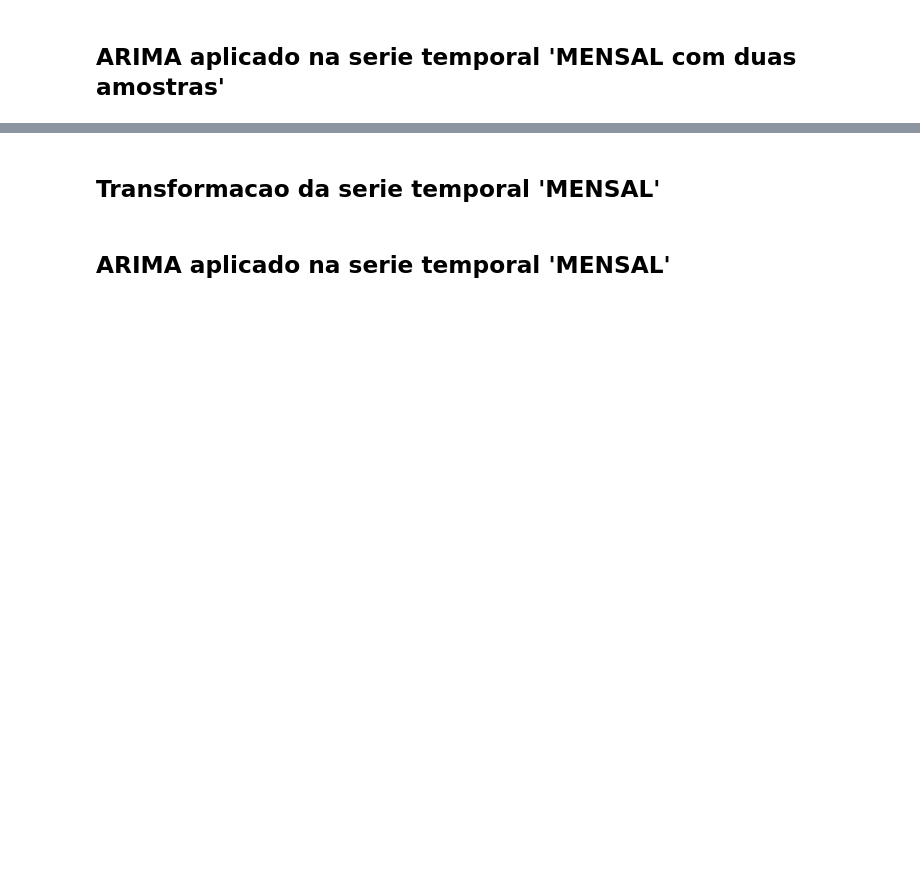
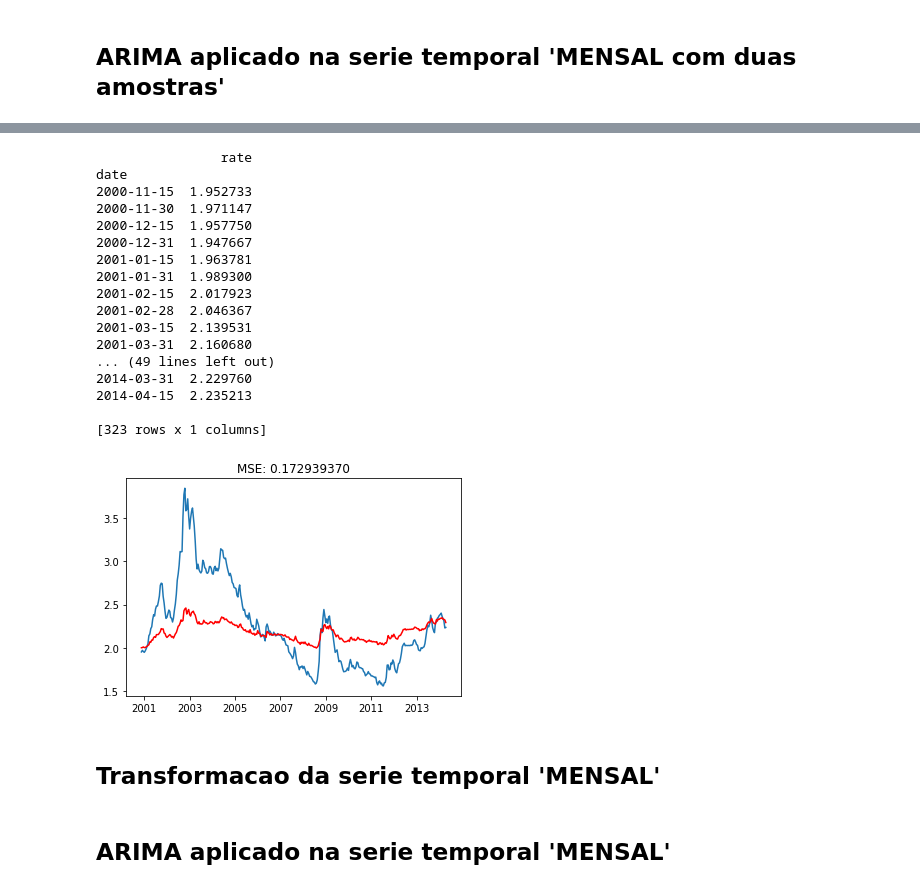
Before and after one commit to jorgealmeidajr/tcc-senai-timeseries, a Jupyter notebook: src/timeseries01-arima.ipynb, the cells around one changed output, grey strips where cells are left out. Cells and saved outputs as stored; diff of their text form; code cells hidden in the pictures; blank space fills up the shorter version.

```diff
--- a/src/timeseries01-arima.ipynb
+++ b/src/timeseries01-arima.ipynb
@@ -53,25 +70,41 @@ plt.title('MSE: %.9f' % mean_squared_error(ts_train.values, results_ARIMA.fitted
 # %%
 predictions_ARIMA_diff = pd.Series(results_ARIMA.fittedvalues, copy=True)
 
 predictions_ARIMA_diff_cumsum = predictions_ARIMA_diff.cumsum()
 predictions_ARIMA_log = pd.Series(train.iloc[0], index=train.index)
 predictions_ARIMA_log = predictions_ARIMA_log.add(predictions_ARIMA_diff_cumsum, fill_value=0)
 
 predictions_ARIMA = np.exp(predictions_ARIMA_log)
-predictions_ARIMA = predictions_ARIMA.apply(lambda x: x*1.8)
+predictions_ARIMA = predictions_ARIMA.apply(lambda x: x*2.0)
 predictions_ARIMA = predictions_ARIMA[1:]
 #print(len(predictions_ARIMA))
 #print(predictions_ARIMA)
 
-train_size = int(len(df_monthly2) * PORCENTAGEM)
+train_size = int(len(df_monthly2) * constants.PORCENTAGEM)
 ts_train = df_monthly2[1:train_size]
 #print(len(ts_train))
-#print(ts_train)
+print(ts_train)
 
-plt.plot(ts_train.index.to_pydatetime(), ts_train.values)
-plt.plot(ts_train.index.to_pydatetime(), predictions_ARIMA.values)
-#plt.title('RMSE: %.9f' % np.sqrt(sum((predictions_ARIMA - ts_train)**2) / len(ts_train)))
-plt.title('MSE: %.9f'% mean_squared_error(ts_train.values, predictions_ARIMA.values))
+timeseries.plot_train_and_predictions(ts_train, predictions_ARIMA)
+# %% [output]
+                rate
+date
+2000-11-15  1.952733
+2000-11-30  1.971147
+2000-12-15  1.957750
+2000-12-31  1.947667
+2001-01-15  1.963781
+2001-01-31  1.989300
+2001-02-15  2.017923
+2001-02-28  2.046367
+2001-03-15  2.139531
+2001-03-31  2.160680
+... (49 lines left out)
+2014-03-31  2.229760
+2014-04-15  2.235213
+
+[323 rows x 1 columns]
+[figure, added]
 # %%
 predictions = list()
 historical = list()
```
Also changed, not shown: parts of 8 cells of this notebook, 5 other files.
